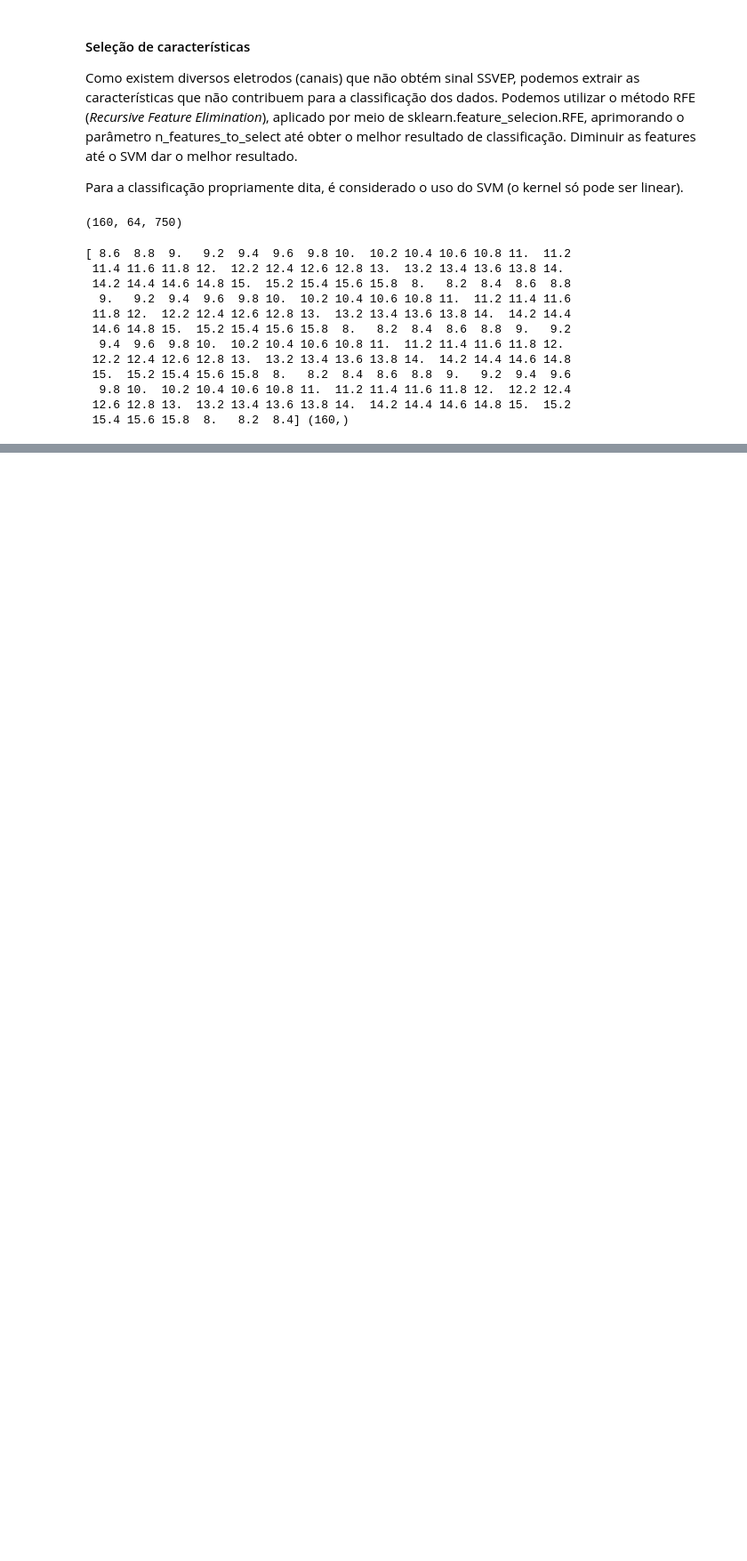
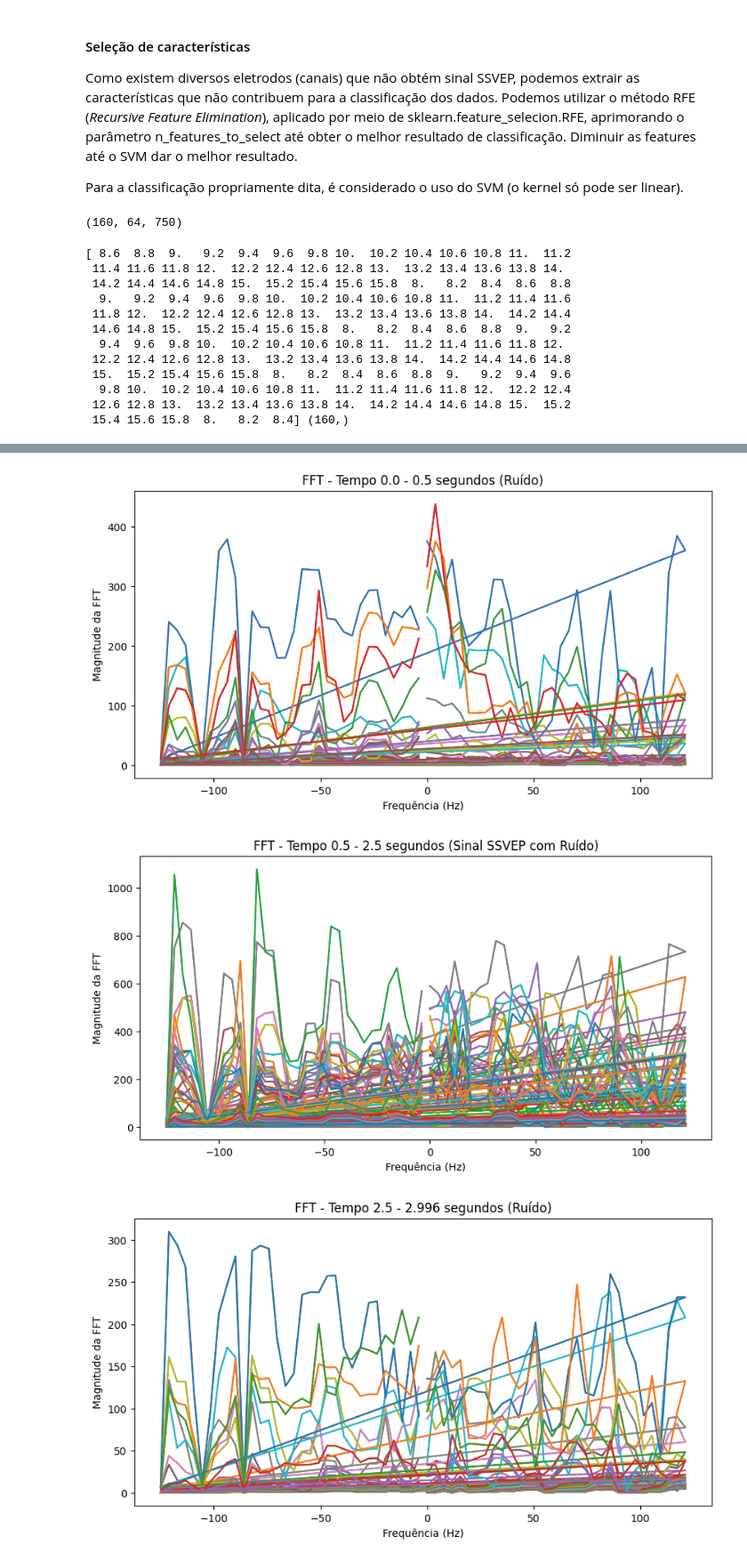
Before and after one commit to anacarlaquallio/reconhecimento_padroes, a Jupyter notebook: SSVEP/ml/beta_ml.ipynb, the cells around one changed output, grey strips where cells are left out. Shown at 89% size. Drawn from its saved outputs; the diff is of its cells as text; code cells hidden in the pictures; blank space fills up the shorter version.

```diff
--- a/SSVEP/ml/beta_ml.ipynb
+++ b/SSVEP/ml/beta_ml.ipynb
@@ -127,3 +128,35 @@ Designing a one-pass, zero-phase, non-causal bandpass filter:
 tempo1 = filtered_mne_data.copy().crop(tmin=0.0, tmax=0.5)
 tempo2 = filtered_mne_data.copy().crop(tmin=0.5, tmax=2.5)
 tempo3 = filtered_mne_data.copy().crop(tmin=2.5, tmax=2.996)
+# %%
+#CANAL 0
+
+from scipy.fft import fft
+
+# Crie uma função para calcular a FFT e plotar os gráficos
+def calculate_and_plot_fft(data, title):
+    signal = data.get_data()[0]  # Pegando o primeiro canal
+    n_samples = len(signal)
+    sample_rate = data.info['sfreq']
+
+    # Calcule a FFT
+    freqs = np.fft.fftfreq(n_samples, 1 / sample_rate)
+    fft_values = fft(signal)
+    fft_mag = np.abs(fft_values)
+
+    # Plote os gráficos
+    plt.figure(figsize=(10, 5))
+    plt.title(title)
+    plt.plot(freqs, fft_mag)
+    plt.xlabel('Frequência (Hz)')
+    plt.ylabel('Magnitude da FFT')
+    plt.show()
+
+# Calcule e plote a FFT para cada cópia de fatia de tempo
+calculate_and_plot_fft(tempo1, title="FFT - Tempo 0.0 - 0.5 segundos (Ruído)")
+calculate_and_plot_fft(tempo2, title="FFT - Tempo 0.5 - 2.5 segundos (Sinal SSVEP com Ruído)")
+calculate_and_plot_fft(tempo3, title="FFT - Tempo 2.5 - 2.996 segundos (Ruído)")
+# %% [output]
+[figure, added]
+[figure, added]
+[figure, added]
```
Also changed, not shown: parts of 3 cells of this notebook.
